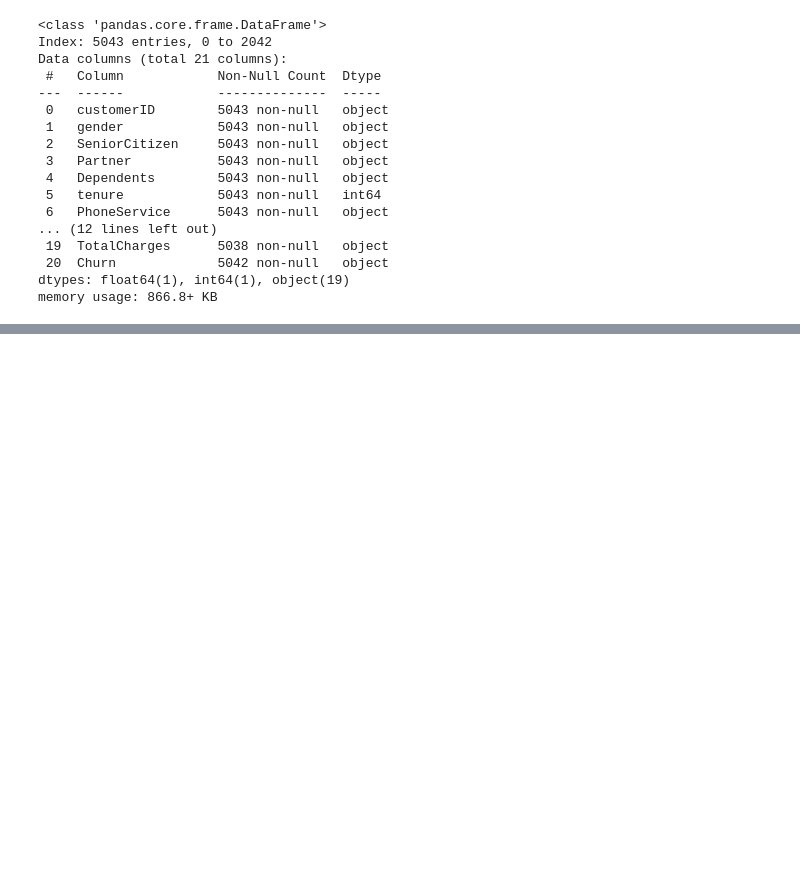
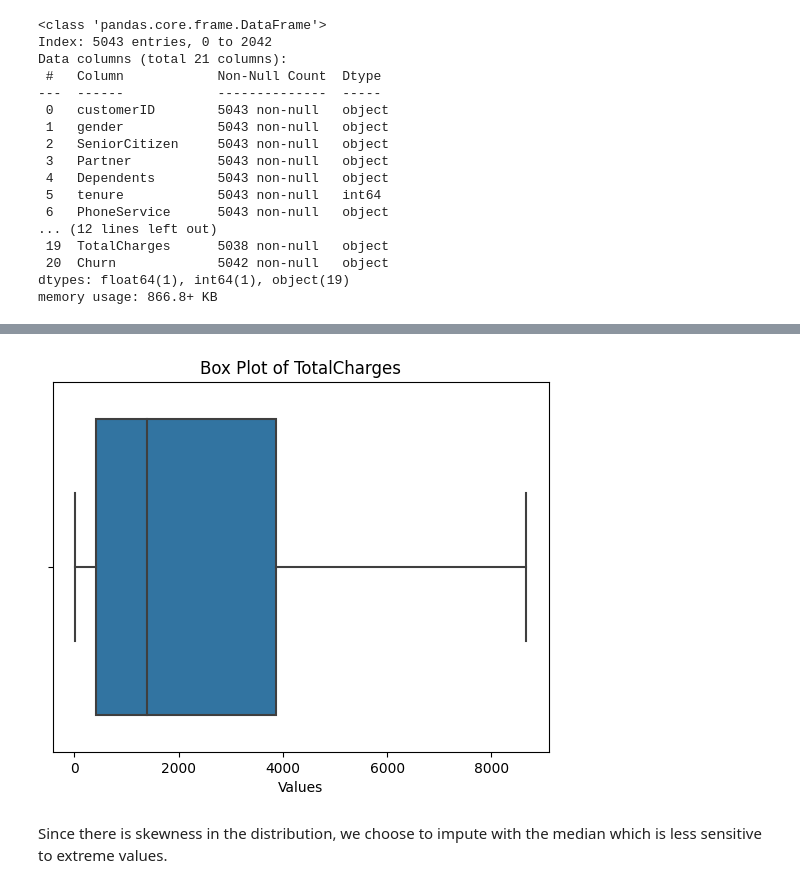
Before and after one commit to sethsot/Telco-Churn, a Jupyter notebook: draft.ipynb, the cells around one changed output, grey strips where cells are left out. Cells and saved outputs as stored; diff of their text form; code cells hidden in the pictures; blank space fills up the shorter version.

Commit message:
clean TotalCharges and clean Churn

```diff
--- a/draft.ipynb
+++ b/draft.ipynb
@@ -148,0 +302,5 @@ UnicodeDecodeError: 'utf-8' codec can't decode byte 0x90 in position 22: invalid
+# %%
+#drop missing value in 'Churn' column
+
+df=df.dropna(subset=['Churn'])
+df.isnull().sum()
@@ -148,0 +335,6 @@ UnicodeDecodeError: 'utf-8' codec can't decode byte 0x90 in position 22: invalid
+# %%
+# Convert the object column to float, preserving missing values as NaN
+df['TotalCharges'] = pd.to_numeric(df['TotalCharges'], errors='coerce')
+
+# Round the values to 2 decimal places
+df['TotalCharges'] = df['TotalCharges'].round(2)
@@ -148,0 +382,11 @@ UnicodeDecodeError: 'utf-8' codec can't decode byte 0x90 in position 22: invalid
+# %%
+# Plot a box plot to visualize the distribution and skewness in 'TotalCharges' column
+
+sns.boxplot(x=df['TotalCharges'])
+plt.xlabel('Values')
+plt.title('Box Plot of ' + 'TotalCharges')
+plt.show()
+# %% [output]
+[figure, added]
+# %% [markdown]
+Since there is skewness in the distribution, we choose to impute with the median which is less sensitive to extreme values.
```
Also changed, not shown: parts of 50 cells of this notebook.
